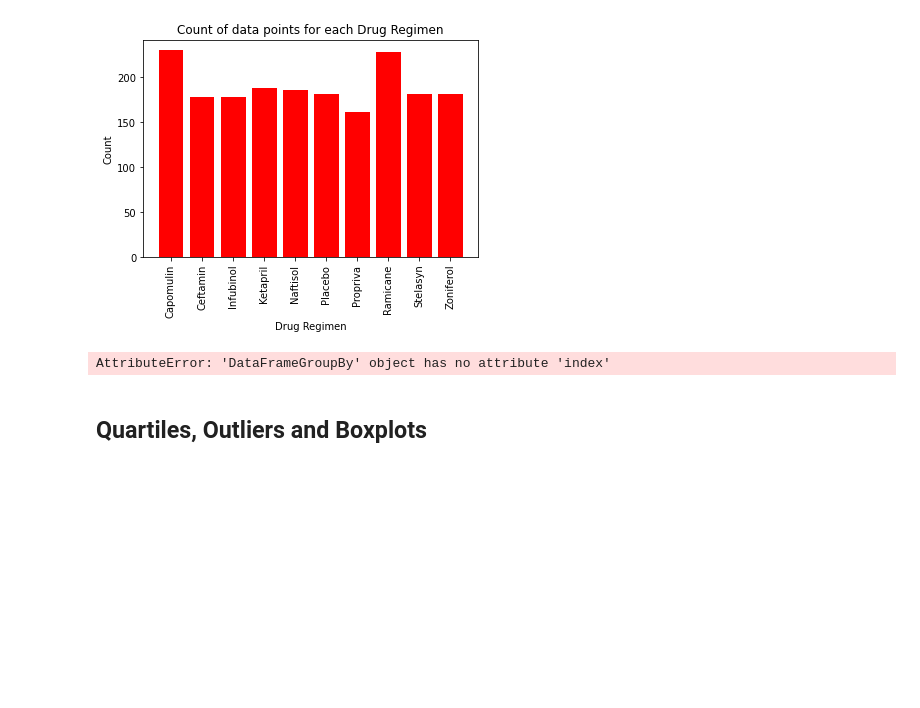
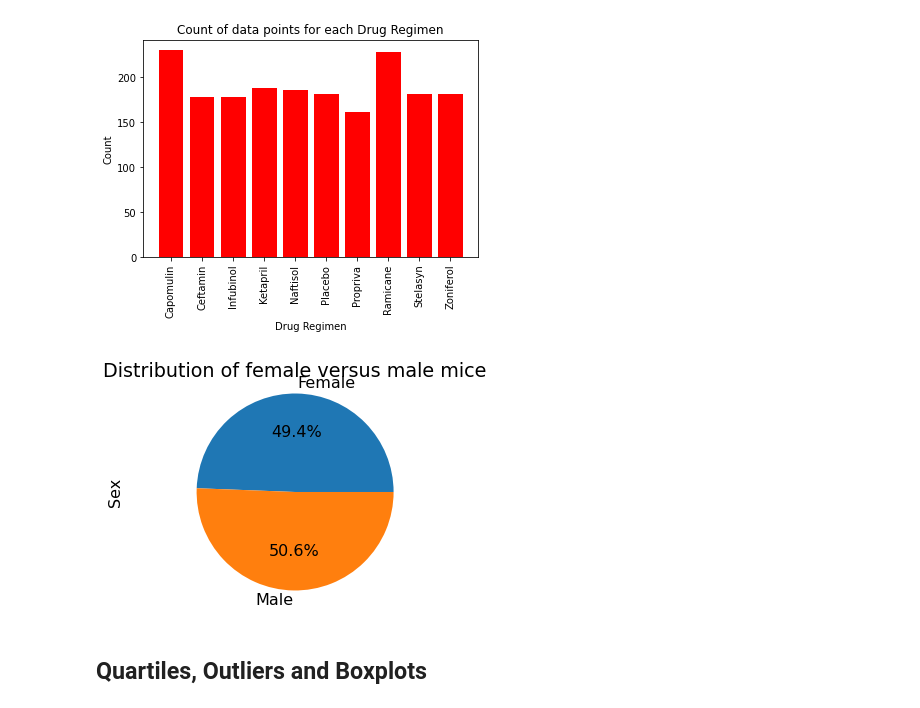
Before and after one commit to Aprieto7/Matplotlib-Challenge, a Jupyter notebook: Pymaceuticals/pymaceuticals_starter.ipynb, the cells around one changed output. Saved outputs shown, nothing was run; the diff lists cells and outputs as text; code cells hidden in the pictures; blank space fills up the shorter version.

```diff
--- a/Pymaceuticals/pymaceuticals_starter.ipynb
+++ b/Pymaceuticals/pymaceuticals_starter.ipynb
@@ -159,17 +159,18 @@ plt.show()
 # %%
 # Generate a pie plot showing the distribution of female versus male mice using pyplot
 mice_groups = combined_lab_data.groupby('Sex')
-gender_group_count = pd.DataFrame(gender_group['Sex'].count())
-genders = list(mice_groups.index.values)
+gender_group_count = pd.DataFrame(mice_groups['Sex'].count())
+genders = list(gender_group_count.index.values)
+gender_counts = gender_group_count['Sex']
 
-plt.pie(sum_it_up, labels=genders, autopct="%1.1f%%")
-plt.rcParams['font.size'] = 16
+#Show Pie Chart
+plt.pie(gender_counts, labels=genders, autopct="%1.1f%%")
 plt.title("Distribution of female versus male mice")
 plt.ylabel("Sex")
 plt.axis("equal")
 plt.show()
 # %% [output]
-AttributeError: 'DataFrameGroupBy' object has no attribute 'index'
+[figure, added]
 # %% [markdown]
 ## Quartiles, Outliers and Boxplots
 # %%
```
Also changed, not shown: parts of 1 cell of this notebook, 1 other file.
